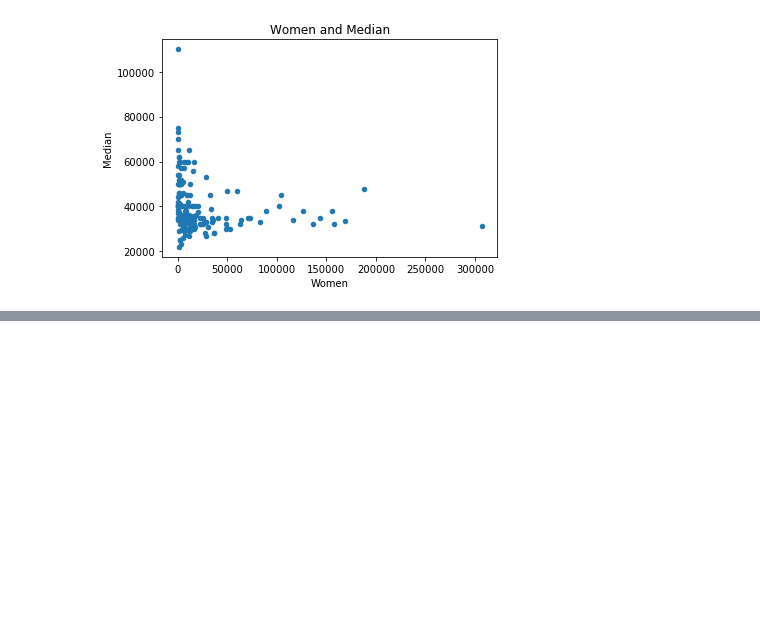
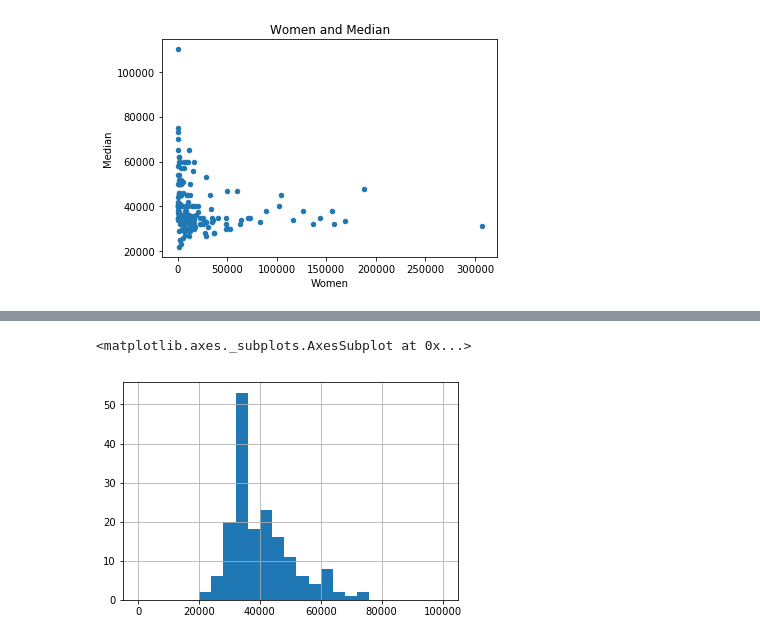
Before and after one commit to KiemNguyen/data-science, a Jupyter notebook: visualizing-earnings-based-on-college-majors/Visualizing Earnings Based On College Majors.ipynb, the cells around one changed output, grey strips where cells are left out. Saved outputs shown, nothing was run; the diff lists cells and outputs as text; code cells hidden in the pictures; blank space fills up the shorter version.

```diff
--- a/visualizing-earnings-based-on-college-majors/Visualizing Earnings Based On College Majors.ipynb
+++ b/visualizing-earnings-based-on-college-majors/Visualizing Earnings Based On College Majors.ipynb
@@ -60,0 +68,5 @@ recent_grads.plot(x='Women', y='Median', kind='scatter', title='Women and Median
+# %%
+recent_grads['Median'].hist(bins=25, range=(0,100000))
+# %% [output]
+<matplotlib.axes._subplots.AxesSubplot at 0x...>
+[figure, added]
```
Also changed, not shown: parts of 8 cells of this notebook.
